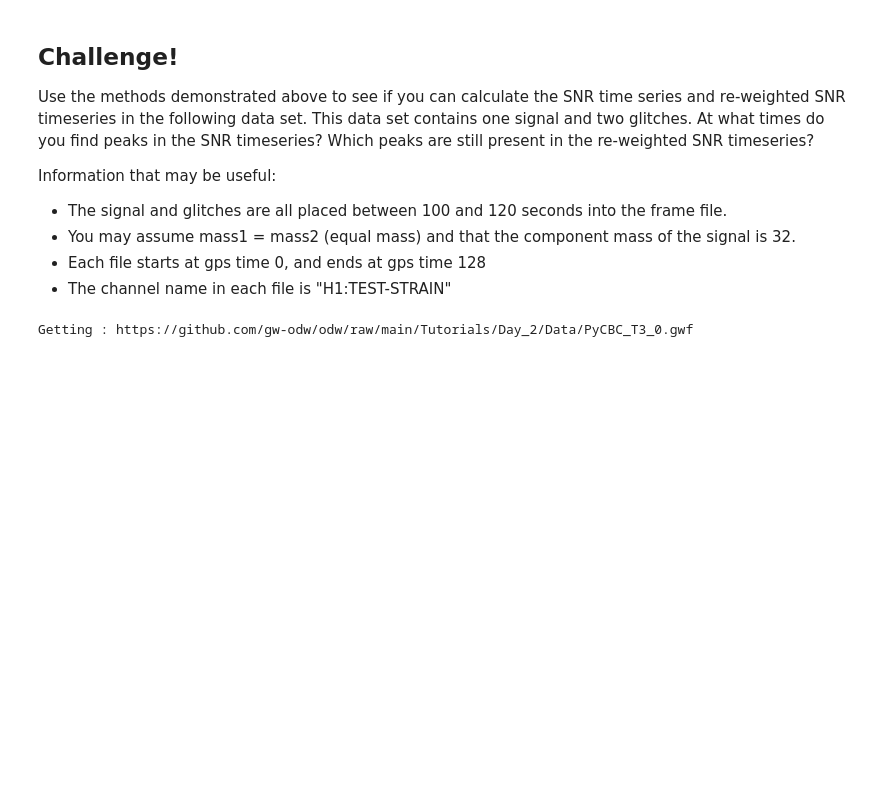
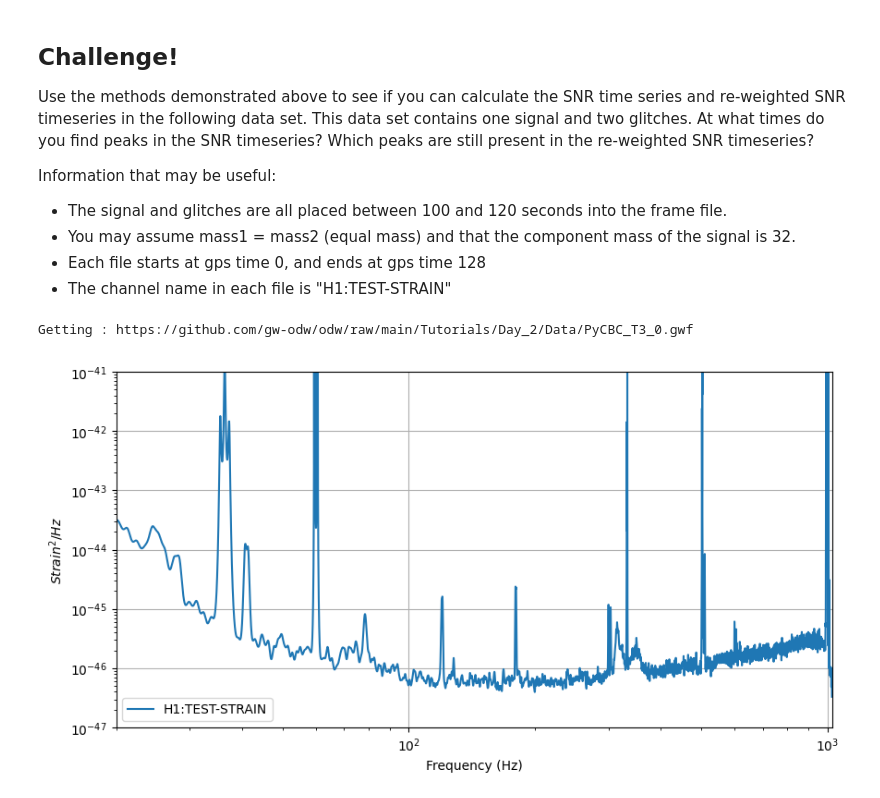
Before and after one commit to norrismeg/odw, a Jupyter notebook: Tutorials/Day_2/Tuto_2.3_Signal_consistency_and_significance.ipynb, the cells around one changed output. Saved outputs shown, nothing was run; the diff lists cells and outputs as text; code cells hidden in the pictures; blank space fills up the shorter version.

```diff
--- a/Tutorials/Day_2/Tuto_2.3_Signal_consistency_and_significance.ipynb
+++ b/Tutorials/Day_2/Tuto_2.3_Signal_consistency_and_significance.ipynb
@@ -370,36 +370,31 @@ ts = read_frame(file_name, channel_name, start, end)
 # %% [output]
 Getting : https://github.com/gw-odw/odw/raw/main/Tutorials/Day_2/Data/PyCBC_T3_0.gwf
 # %%
-m = Merger("GW170814")
-
-ifos = ['H1', 'L1', 'V1']
-data = {}
-psd = {}
-
 plt.figure(figsize=[10, 5])
 
-for ifo in ifos:
-    # Read in and precondition the data
-    ts = m.strain(ifo).highpass_fir(15, 512)
-    data[ifo] = resample_to_delta_t(ts, 1.0/2048).crop(2, 2)
+# Precondition the data
+strain = highpass(ts, 15.0)
+strain = resample_to_delta_t(strain, 1.0/2048)
+conditioned = strain.crop(2, 2)
 
-    # Estimate the power spectral density of the data
-    # This chooses to use 2s samples in the PSD estimate.
-    # One should note that the tradeoff in segment length is that
-    # resolving narrow lines becomes more difficult.
-    p = data[ifo].psd(2)
-    p = interpolate(p, data[ifo].delta_f)
-    p = inverse_spectrum_truncation(p, int(2 * data[ifo].sample_rate), low_frequency_cutoff=15.0)
-    psd[ifo] = p
+# Estimate the power spectral density of the data
+# This chooses to use 2s samples in the PSD estimate.
+# One should note that the tradeoff in segment length is that
+# resolving narrow lines becomes more difficult.
+psd2 = conditioned.psd(2)
+psd2 = interpolate(psd2, conditioned.delta_f)
+psd2 = inverse_spectrum_truncation(psd2, int(2 * conditioned.sample_rate), low_frequency_cutoff=15.0)
 
-    plt.plot(psd[ifo].sample_frequencies, psd[ifo], label=ifo)
+plt.plot(psd2.sample_frequencies, psd2, label=channel_name)
 
 plt.yscale('log')
 plt.xscale('log')
 plt.ylim(1e-47, 1e-41)
 plt.xlim(20, 1024)
 plt.ylabel('$Strain^2 / Hz$')
 plt.xlabel('Frequency (Hz)')
 plt.grid()
 plt.legend()
 plt.show()
+# %% [output]
+[figure, added]
```
